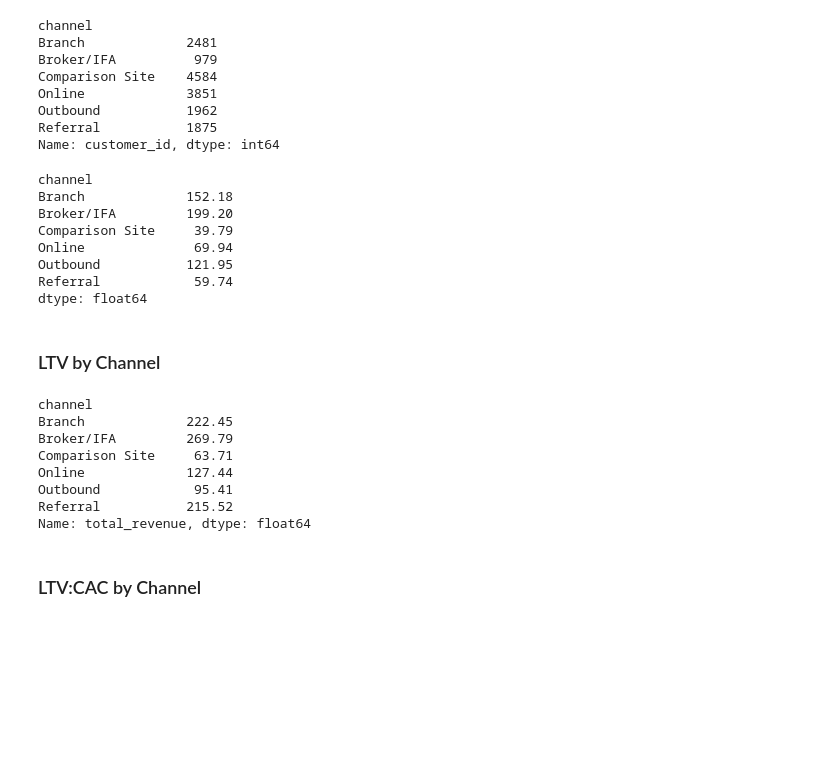
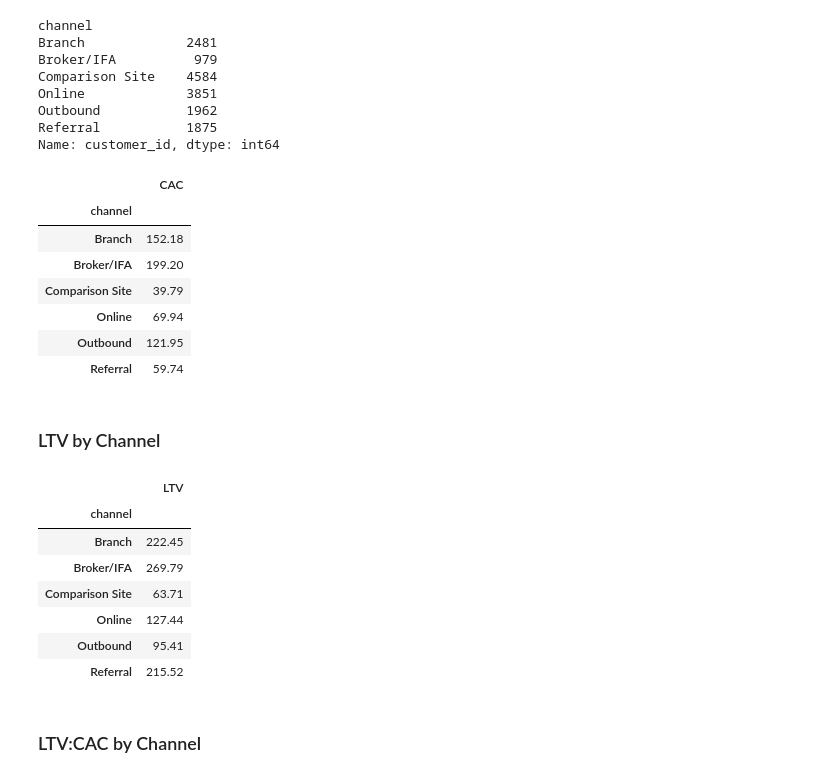
Before and after one commit to esmerowbotham-tech/Money-Craft-Project, a Jupyter notebook: insights.ipynb, the cells around one changed output. Saved outputs shown, nothing was run; the diff lists cells and outputs as text; code cells hidden in the pictures; blank space fills up the shorter version.

```diff
--- a/insights.ipynb
+++ b/insights.ipynb
@@ -121,30 +128,33 @@ Referral           1875
 Name: customer_id, dtype: int64
 # %%
 cac = (channel_spend / customers_per_channel).round(2)
+cac = pd.DataFrame(cac).rename(columns={0: 'CAC'})
 cac
 # %% [output]
-channel
-Branch             152.18
-Broker/IFA         199.20
-Comparison Site     39.79
-Online              69.94
-Outbound           121.95
-Referral            59.74
-dtype: float64
+|  | CAC |
+| channel |  |
+| Branch | 152.18 |
+| Broker/IFA | 199.20 |
+| Comparison Site | 39.79 |
+| Online | 69.94 |
+| Outbound | 121.95 |
+| Referral | 59.74 |
 # %% [markdown]
 ### LTV by Channel
 # %%
 ltv = scv.groupby('channel')['total_revenue'].mean().round(2)
+
+ltv = pd.DataFrame(ltv).rename(columns={'total_revenue': 'LTV'})
 ltv
 # %% [output]
-channel
-Branch             222.45
-Broker/IFA         269.79
-Comparison Site     63.71
-Online             127.44
-Outbound            95.41
-Referral           215.52
-Name: total_revenue, dtype: float64
+|  | LTV |
+| channel |  |
+| Branch | 222.45 |
+| Broker/IFA | 269.79 |
+| Comparison Site | 63.71 |
+| Online | 127.44 |
+| Outbound | 95.41 |
+| Referral | 215.52 |
 # %% [markdown]
 ### LTV:CAC by Channel
 # %%
```
Also changed, not shown: parts of 3 cells of this notebook.
